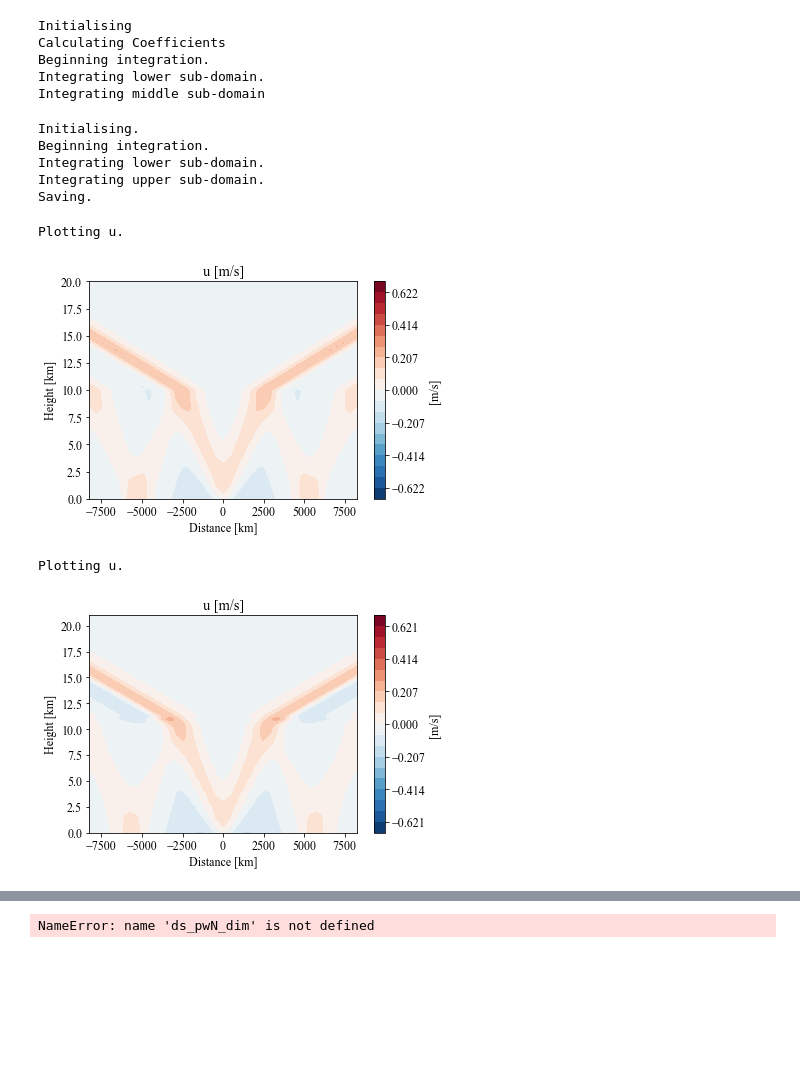
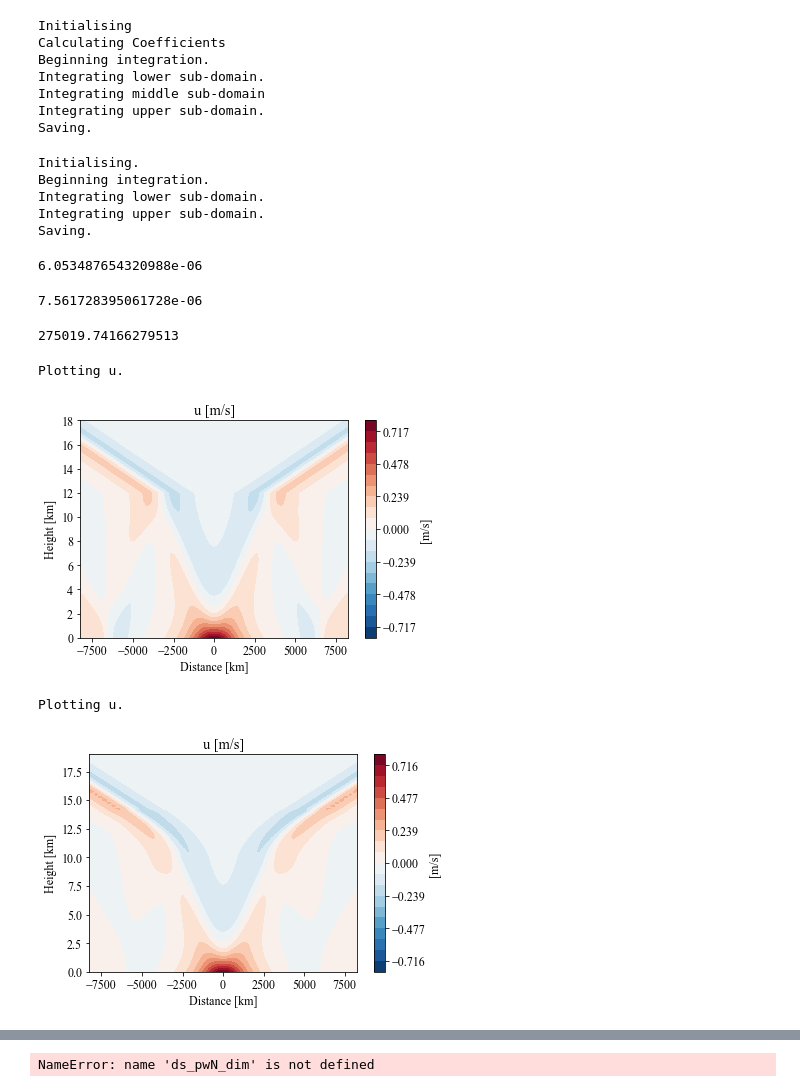
Before and after one commit to eshort0401/rotunno83, a Jupyter notebook: python_scripts/rotunno83.ipynb, the cells around one changed output, grey strips where cells are left out. Drawn from its saved outputs; the diff is of its cells as text; code cells hidden in the pictures; blank space fills up the shorter version.

```diff
--- a/python_scripts/rotunno83.ipynb
+++ b/python_scripts/rotunno83.ipynb
@@ -33,16 +33,18 @@ import scipy as sp
 #                                        xi0=0.1, beta=beta, Atilde=Atilde)
 
 ds_cN = rt.solve_continuous_N(
-    xN=41, zN=31, tN=16, sN=500, L=1.5, N=4, H1=5, H2=6, save=False)
+    xN=81, zN=41, tN=8, sN=1000, L=1.5, N=4, H1=5, H2=7, save=False)
 # %% [output]
 Initialising
 Calculating Coefficients
 Beginning integration.
 Integrating lower sub-domain.
 Integrating middle sub-domain
+Integrating upper sub-domain.
+Saving.
 # %%
 ds_pwN = rt.solve_piecewise_N(
-    xN=41, zN=31, tN=16, sN=500, L=1.5, N=4, H1=5, save=False)
+    xN=81, zN=41, tN=8, sN=1000, L=1.5, N=4, H1=6, save=False)
 # %% [output]
 Initialising.
 Beginning integration.
@@ -57,37 +59,51 @@ delTheta=16
 latitude=0
 beta, Atilde, f, h = rt.calc_rotunno_parameters(
     N=N, theta0=theta0, delTheta=delTheta, latitude=latitude, h=h)
+# %%
+Atilde*omega**3*h*np.pi
+# %% [output]
+6.053487654320988e-06
+# %%
+9.8*(10/300)/(12*3600)
+# %% [output]
+7.561728395061728e-06
+# %%
+.5*N*h/omega
+# %% [output]
+275019.74166279513
 # %%
 omega = 2*np.pi/(24*3600)
 # ds_rotunno_dim = rt.redimensionalise_rotunno(copy.deepcopy(ds_rotunno), h=h, f=f, N=N)
 # ds_channel_dim = rt.redimensionalise_channel(copy.deepcopy(ds_channel), h=h, N=N, Q0=Atilde*omega**3*h*np.pi)
 # ds_qian_dim = rt.redimensionalise_qian(copy.deepcopy(ds_qian), h=h, N=N, Q0=Atilde*omega**3*h*np.pi)
-ds_pwN_dim = rt.redimensionalise_qian(copy.deepcopy(ds_pwN), h=h, N=N, Q0=Atilde*omega**3*h*np.pi)
-ds_cN_dim = rt.redimensionalise_qian(copy.deepcopy(ds_cN), h=h, N=N, Q0=Atilde*omega**3*h*np.pi)
+# ds_pwN_dim = rt.redimensionalise_qian(copy.deepcopy(ds_pwN), h=h, N=N, Q0=Atilde*omega**3*h*np.pi)
+# ds_cN_dim = rt.redimensionalise_qian(copy.deepcopy(ds_cN), h=h, N=N, Q0=Atilde*omega**3*h*np.pi)
+ds_pwN_dim = rt.redimensionalise_qian(copy.deepcopy(ds_pwN), h=h, N=N, Q0=1*7.5e-6)
+ds_cN_dim = rt.redimensionalise_qian(copy.deepcopy(ds_cN), h=h, N=N, Q0=1*7.5e-6)
 # %%
 test = ds_pwN_dim.sum(dim='mode', keep_attrs=True)
 # test = ds_pwN.isel(mode=0)
 var='u'
-t=3
+t=4
 fig = rt.plotCont(test, var=var, t=t)[0]
 
 plt.savefig('/home/student.unimelb.edu.au/shorte1/Documents/phd/confirmation/soln_{}_{}.png'.format(var, t),
             dpi=200, bbox_inches='tight', facecolor='white')
 # %% [output]
 Plotting u.
-[figure, old version]
+[figure, new version]
 # %%
 test = ds_cN_dim.sum(dim='mode', keep_attrs=True)
 # test = ds_cN.isel(mode=0)
 var='u'
-t=3
+t=4
 fig = rt.plotCont(test, var=var, t=t)[0]
 
 plt.savefig('/home/student.unimelb.edu.au/shorte1/Documents/phd/confirmation/soln_{}_{}.png'.format(var, t),
             dpi=200, bbox_inches='tight', facecolor='white')
 # %% [output]
 Plotting u.
-[figure, old version]
+[figure, new version]
 # %%
 # rt.animateCont(ds_channel_dim.sel(mode=[1,2,3]).sum(dim='mode', keep_attrs=True).squeeze(),var='theta_q')
 # rt.animateCont(ds_rotunno_dim, var='psi')
```
Also changed, not shown: parts of 1 cell of this notebook, 2 other files.
